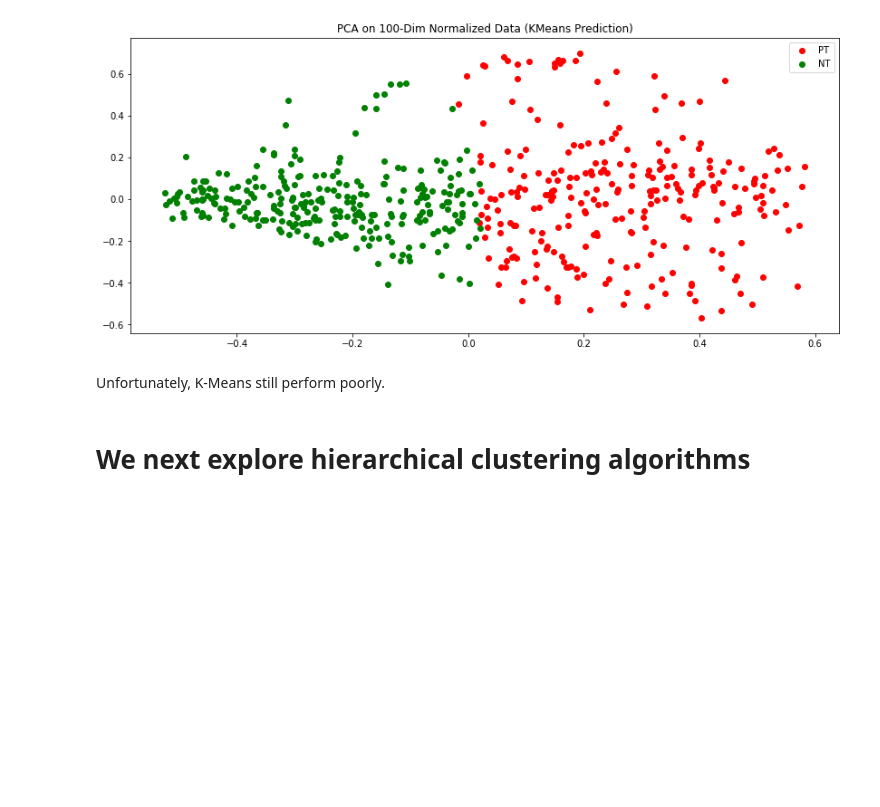
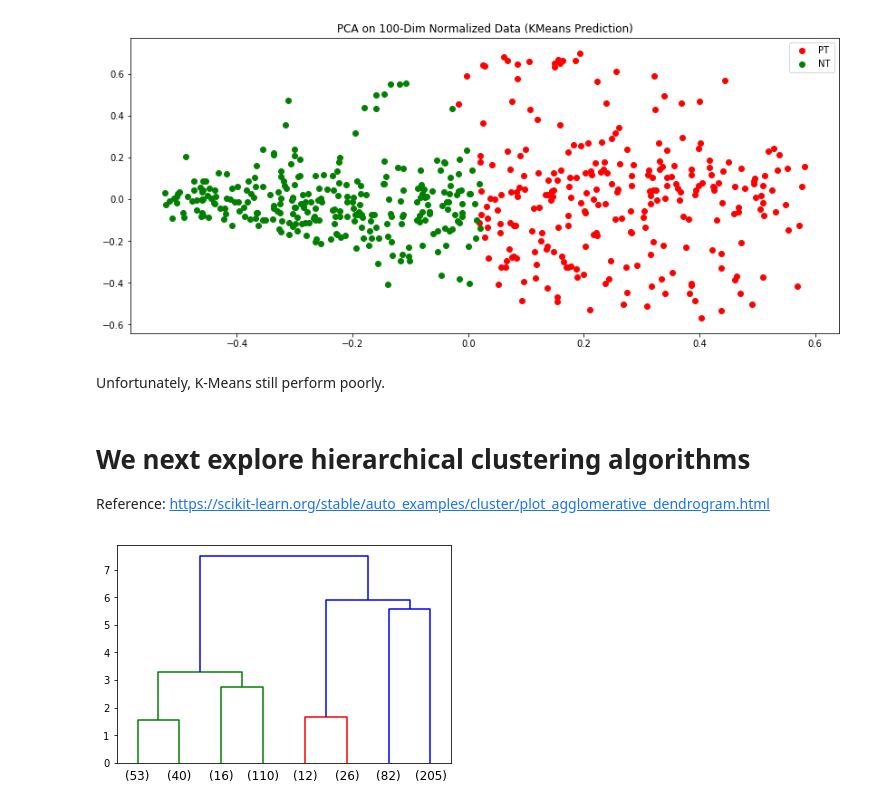
Before and after one commit to RuolinZheng08/cmsc33750-machine-learning-and-cancer, a Jupyter notebook: hw2/hw2.ipynb, the cells around one changed output. Drawn from its saved outputs; the diff is of its cells as text; code cells hidden in the pictures; blank space fills up the shorter version.

```diff
--- a/hw2/hw2.ipynb
+++ b/hw2/hw2.ipynb
@@ -204,3 +221,31 @@ visualize_2d(normalized_100, normalized_100_kmeans.labels_, ['PT', 'NT'],
 Unfortunately, K-Means still perform poorly.
 # %% [markdown]
 # We next explore hierarchical clustering algorithms
+Reference: https://scikit-learn.org/stable/auto_examples/cluster/plot_agglomerative_dendrogram.html
+# %%
+def plot_dendrogram(model, **kwargs):
+    # Create linkage matrix and then plot the dendrogram
+
+    # create the counts of samples under each node
+    counts = np.zeros(model.children_.shape[0])
+    n_samples = len(model.labels_)
+    for i, merge in enumerate(model.children_):
+        current_count = 0
+        for child_idx in merge:
+            if child_idx < n_samples:
+                current_count += 1  # leaf node
+            else:
+                current_count += counts[child_idx - n_samples]
+        counts[i] = current_count
+
+    linkage_matrix = np.column_stack([model.children_, model.distances_,
+                                      counts]).astype(float)
+
+    # Plot the corresponding dendrogram
+    dendrogram(linkage_matrix, **kwargs)
+# %%
+normalized_dendro = AgglomerativeClustering(distance_threshold=0,
+                                            n_clusters=None).fit(normalized)
+plot_dendrogram(normalized_dendro, truncate_mode='level', p=2)
+# %% [output]
+[figure, added]
```
Also changed, not shown: parts of 4 cells of this notebook.
